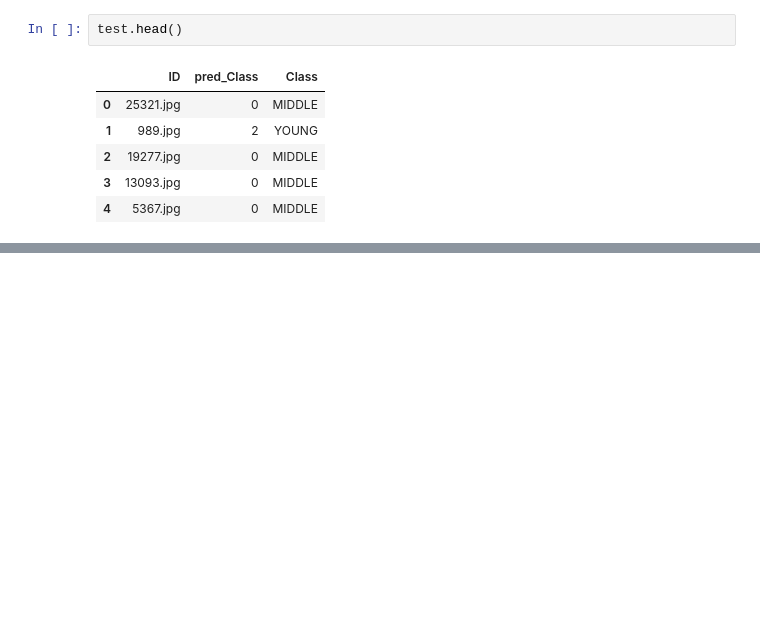
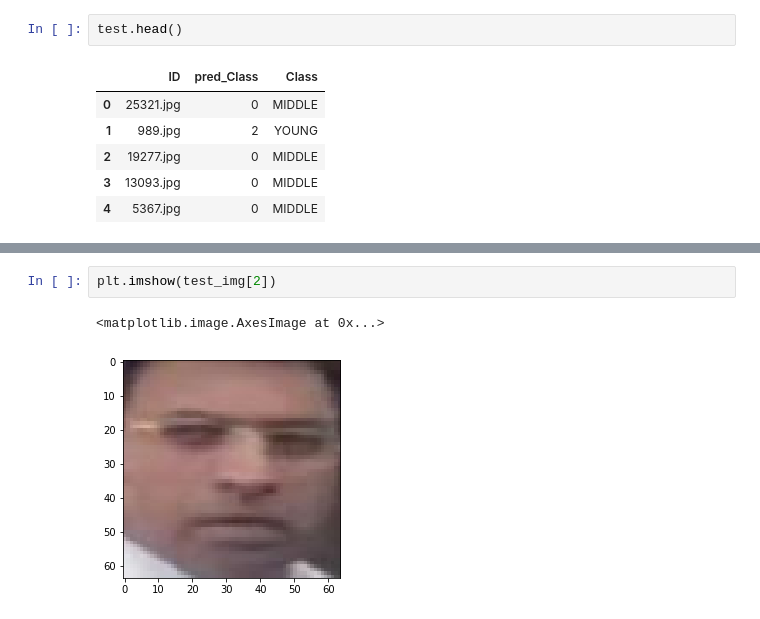
Before and after one commit to plaban1981/DEEP-LEARNING-, a Jupyter notebook: Age_Detection_Problem.ipynb, the cells around one changed output, grey strips where cells are left out. Drawn from its saved outputs; the diff is of its cells as text; blank space fills up the shorter version.

```diff
--- a/Age_Detection_Problem.ipynb
+++ b/Age_Detection_Problem.ipynb
@@ -343,0 +356,5 @@ test.head()
+# %%
+plt.imshow(test_img[2])
+# %% [output]
+<matplotlib.image.AxesImage at 0x...>
+[figure, added]
```
Also changed, not shown: parts of 7 cells of this notebook.
